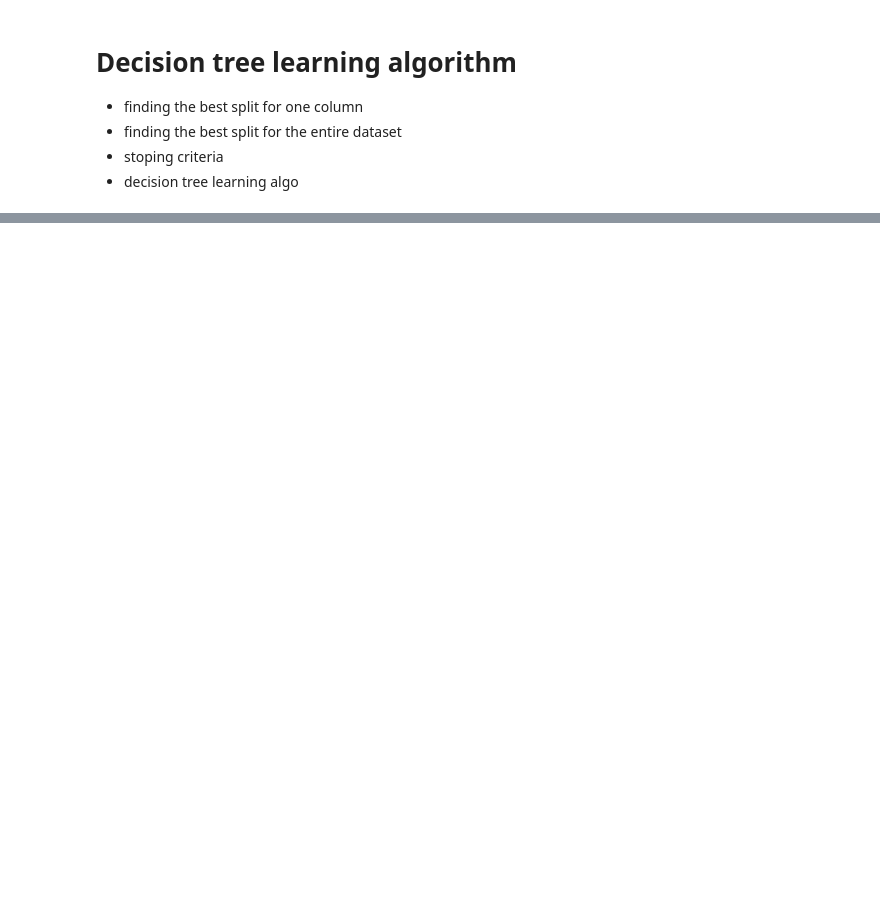
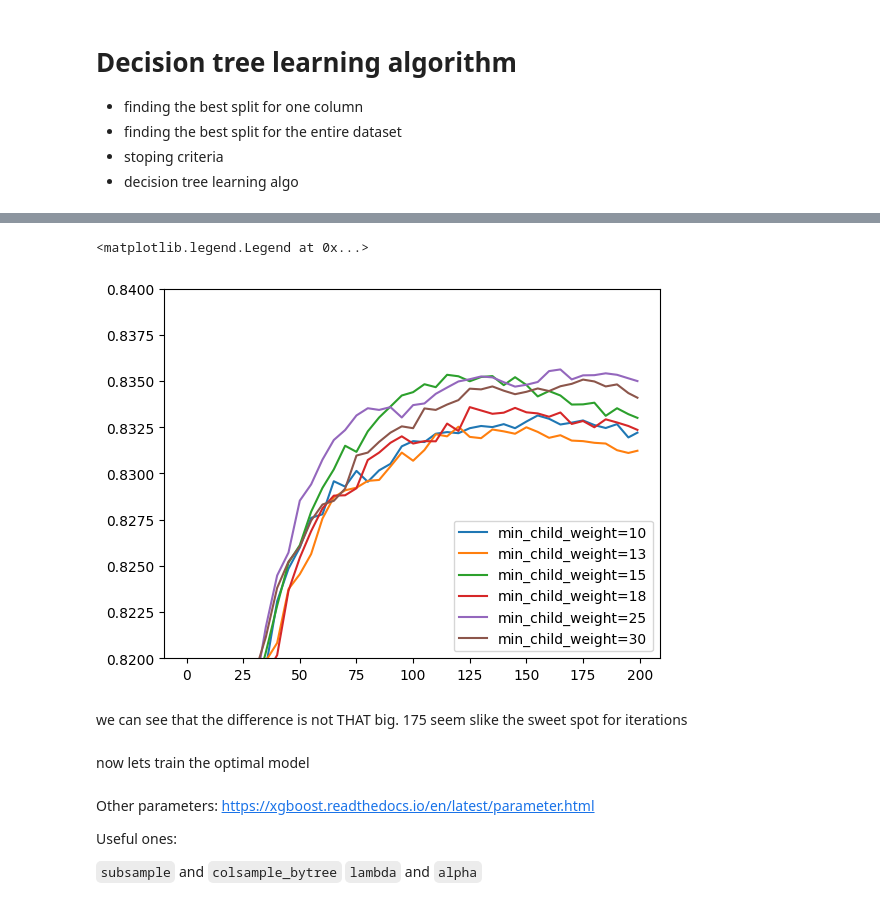
Before and after one commit to DanThePanMan/leaning-in-public, a Jupyter notebook: notes/mlZoomCamp/13-decision-trees.ipynb, the cells around one changed output, grey strips where cells are left out. Saved outputs shown, nothing was run; the diff lists cells and outputs as text; code cells hidden in the pictures; blank space fills up the shorter version.

```diff
--- a/notes/mlZoomCamp/13-decision-trees.ipynb
+++ b/notes/mlZoomCamp/13-decision-trees.ipynb
@@ -264,0 +672,23 @@ print(export_text(dt, feature_names=list(dv.get_feature_names_out())))
+# %%
+# now lets do matx iteration
+
+scores = {}
+# %%
+%%capture output
+
+xgb_params = {
+    'eta': 0.1,
+    'max_depth': 3,
+    'min_child_weight': 30,
+
+    'objective': 'binary:logistic',
+    'eval_metric': 'auc',
+
+    'nthread': 8,
+    'seed': 1,
+    'verbosity': 1,
+}
+
+model = xgb.train(xgb_params, dtrain, num_boost_round=200,
+                  verbose_eval=5,
+                  evals=watchlist)
@@ -264,0 +701,13 @@ print(export_text(dt, feature_names=list(dv.get_feature_names_out())))
+# %%
+for min_child_weight, df_score in scores.items():
+    plt.plot(df_score.num_iter, df_score.val_auc, label=min_child_weight)
+
+plt.ylim(0.82, 0.84)
+plt.legend()
+# %% [output]
+<matplotlib.legend.Legend at 0x...>
+[figure, added]
+# %% [markdown]
+we can see that the difference is not THAT big. 175 seem slike the sweet spot for iterations
+# %% [markdown]
+now lets train the optimal model
@@ -264,0 +729,7 @@ print(export_text(dt, feature_names=list(dv.get_feature_names_out())))
+# %% [markdown]
+Other parameters: https://xgboost.readthedocs.io/en/latest/parameter.html
+
+Useful ones:
+
+`subsample` and `colsample_bytree`
+`lambda` and `alpha`
```
Also changed, not shown: parts of 85 cells of this notebook.
